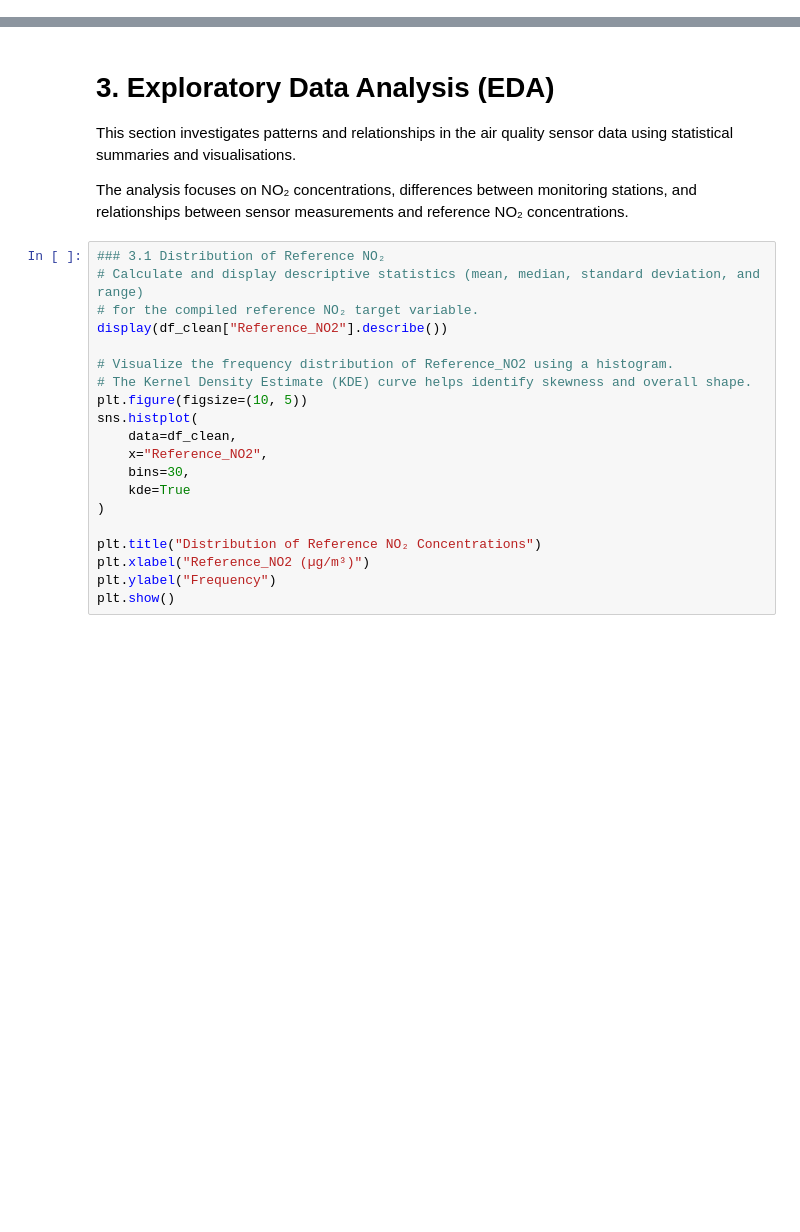
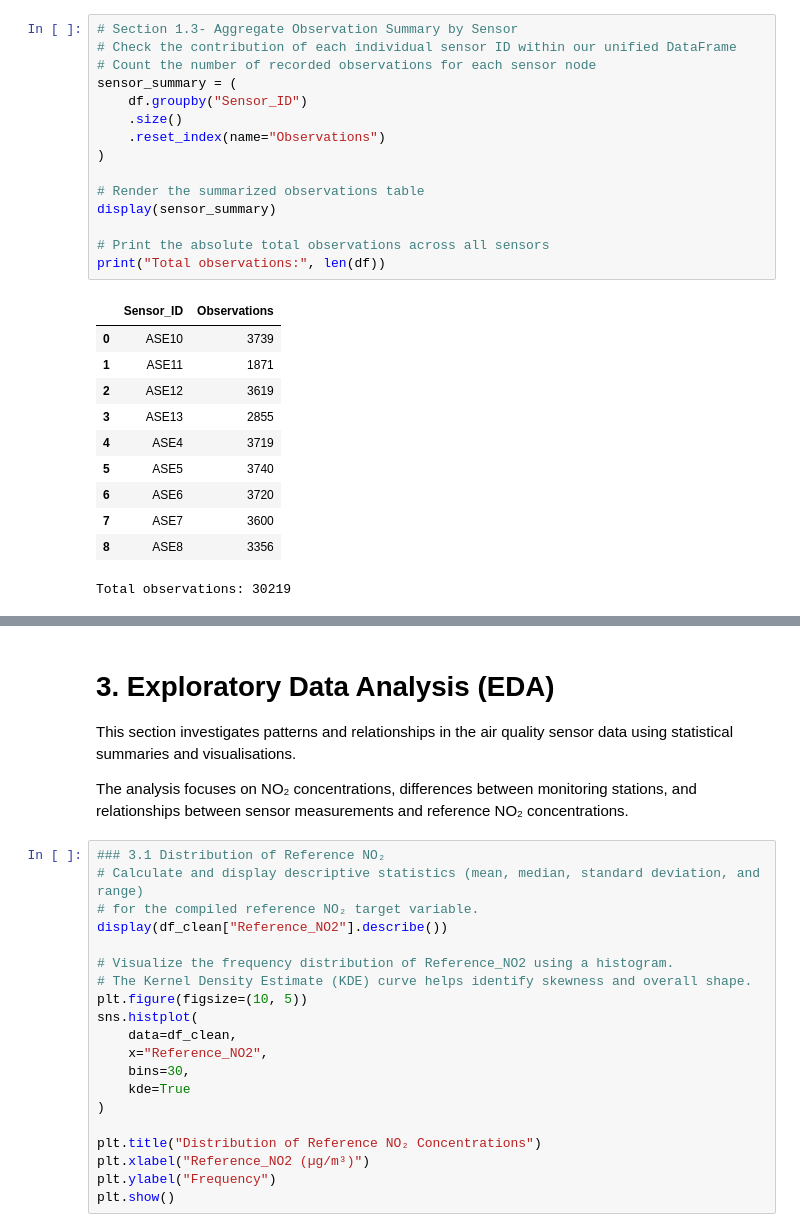
Before and after one commit to JoshuaBL2002/Advanced-Data-Science-Project-Repository, a Jupyter notebook: notebooks/Air_Quality_NO2_Project.ipynb, the cells around one changed output, grey strips where cells are left out. Saved outputs shown, nothing was run; the diff lists cells and outputs as text; blank space fills up the shorter version.

```diff
--- a/notebooks/Air_Quality_NO2_Project.ipynb
+++ b/notebooks/Air_Quality_NO2_Project.ipynb
@@ -72,0 +189,27 @@ display(df.head())
+# %%
+# Section 1.3- Aggregate Observation Summary by Sensor
+# Check the contribution of each individual sensor ID within our unified DataFrame
+# Count the number of recorded observations for each sensor node
+sensor_summary = (
+    df.groupby("Sensor_ID")
+    .size()
+    .reset_index(name="Observations")
+)
+
+# Render the summarized observations table
+display(sensor_summary)
+
+# Print the absolute total observations across all sensors
+print("Total observations:", len(df))
+# %% [output]
+|  | Sensor_ID | Observations |
+| 0 | ASE10 | 3739 |
+| 1 | ASE11 | 1871 |
+| 2 | ASE12 | 3619 |
+| 3 | ASE13 | 2855 |
+| 4 | ASE4 | 3719 |
+| 5 | ASE5 | 3740 |
+| 6 | ASE6 | 3720 |
+| 7 | ASE7 | 3600 |
+| 8 | ASE8 | 3356 |
+Total observations: 30219
```
Also changed, not shown: parts of 34 cells of this notebook.
